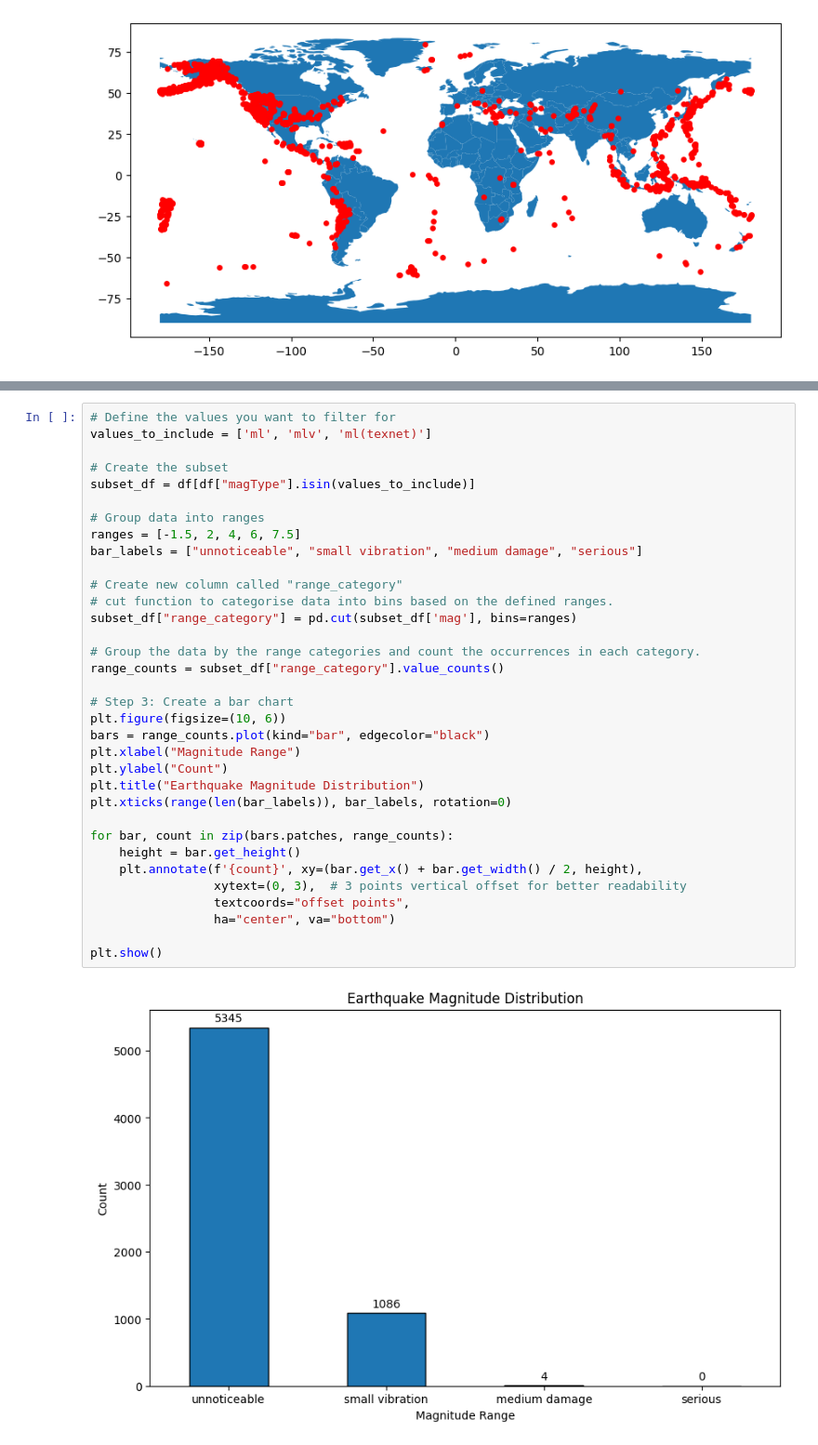
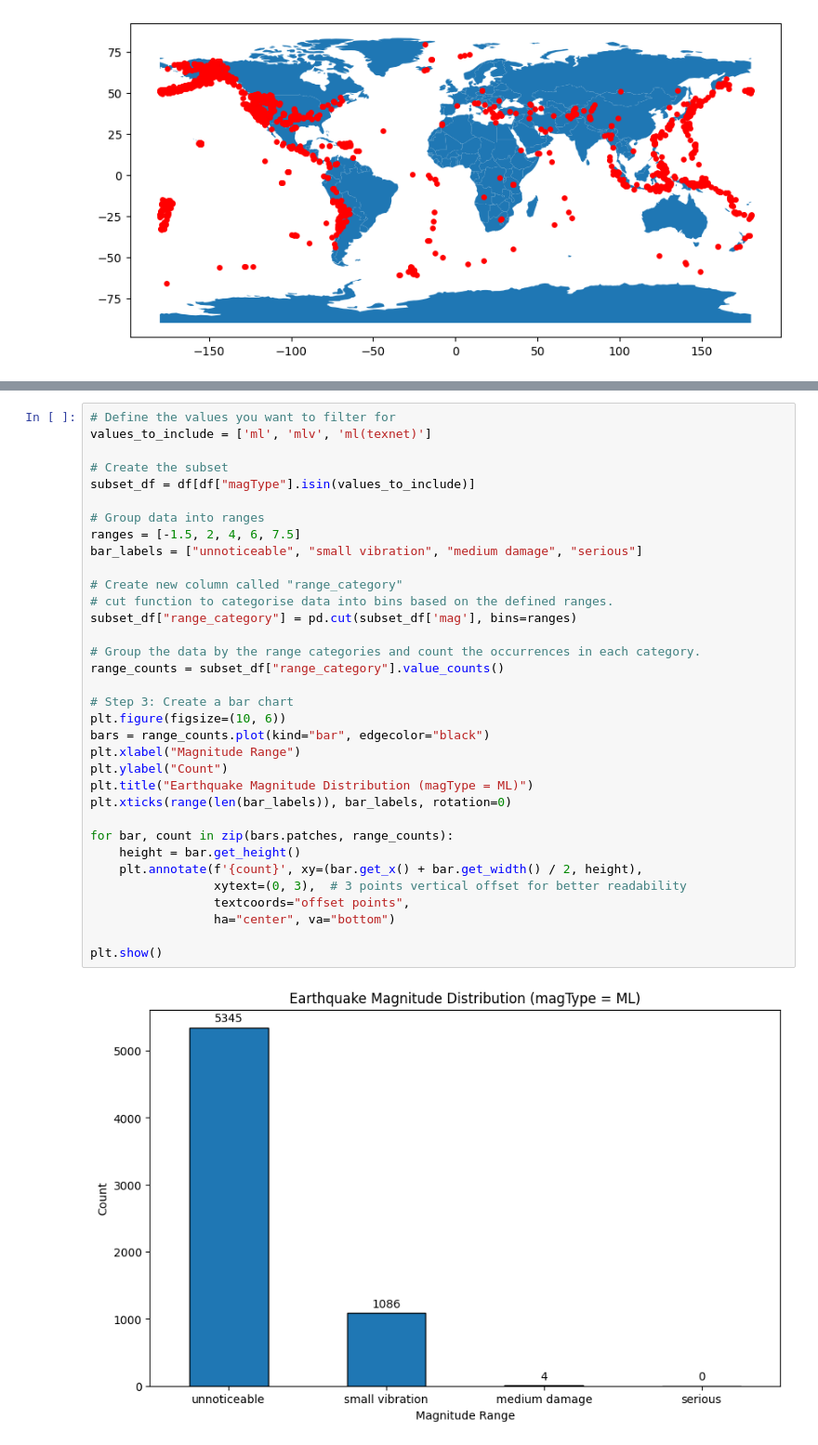
Before and after one commit to kieranthakkar/data_science, a Jupyter notebook: assignments/Week3/earthquakeNotebook.ipynb, the cells around one changed output, grey strips where cells are left out. Shown: that part at 93% size. Cells and saved outputs as stored; diff of their text form.

Commit message:
Bar chart title changed

```diff
--- a/assignments/Week3/earthquakeNotebook.ipynb
+++ b/assignments/Week3/earthquakeNotebook.ipynb
@@ -86,32 +79,32 @@ values_to_include = ['ml', 'mlv', 'ml(texnet)']
 # Create the subset
 subset_df = df[df["magType"].isin(values_to_include)]
 
 # Group data into ranges
 ranges = [-1.5, 2, 4, 6, 7.5]
 bar_labels = ["unnoticeable", "small vibration", "medium damage", "serious"]
 
 # Create new column called "range_category"
 # cut function to categorise data into bins based on the defined ranges.
 subset_df["range_category"] = pd.cut(subset_df['mag'], bins=ranges)
 
 # Group the data by the range categories and count the occurrences in each category.
 range_counts = subset_df["range_category"].value_counts()
 
 # Step 3: Create a bar chart
 plt.figure(figsize=(10, 6))
 bars = range_counts.plot(kind="bar", edgecolor="black")
 plt.xlabel("Magnitude Range")
 plt.ylabel("Count")
-plt.title("Earthquake Magnitude Distribution")
+plt.title("Earthquake Magnitude Distribution (magType = ML)")
 plt.xticks(range(len(bar_labels)), bar_labels, rotation=0)
 
 for bar, count in zip(bars.patches, range_counts):
     height = bar.get_height()
     plt.annotate(f'{count}', xy=(bar.get_x() + bar.get_width() / 2, height),
                  xytext=(0, 3),  # 3 points vertical offset for better readability
                  textcoords="offset points",
                  ha="center", va="bottom")
 
 plt.show()
 # %% [output]
-[figure, old version]
+[figure, new version]
```
Also changed, not shown: parts of 3 cells of this notebook.
